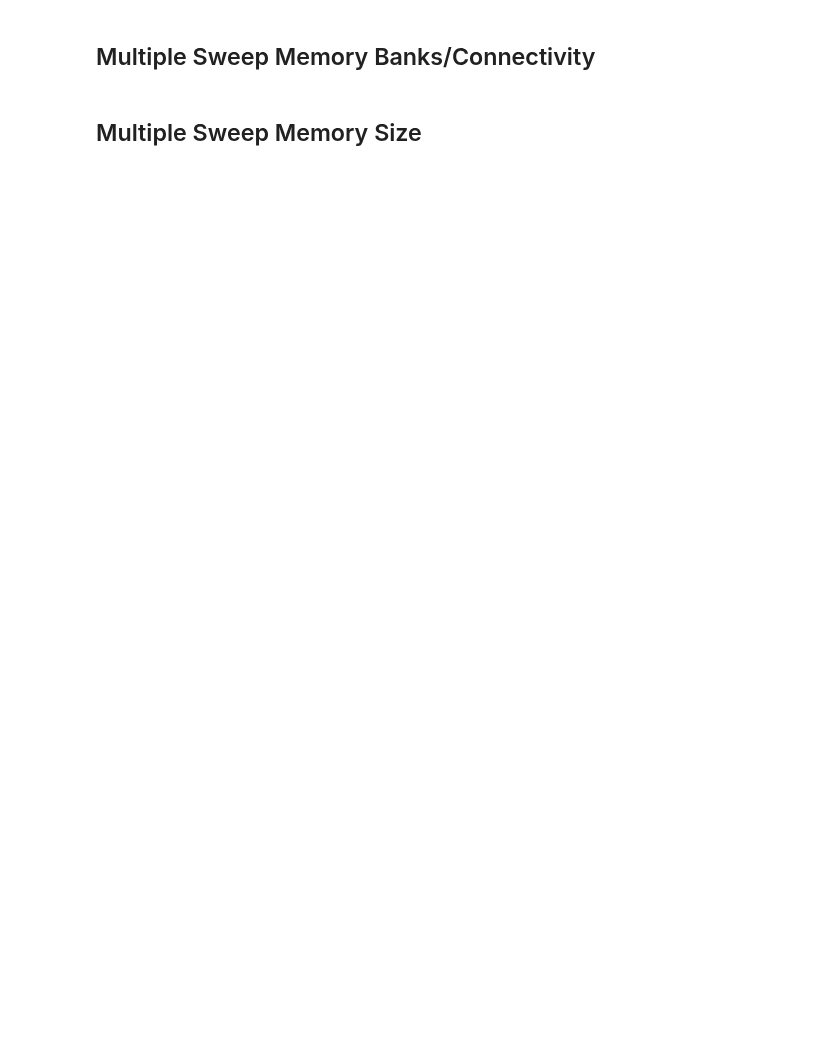
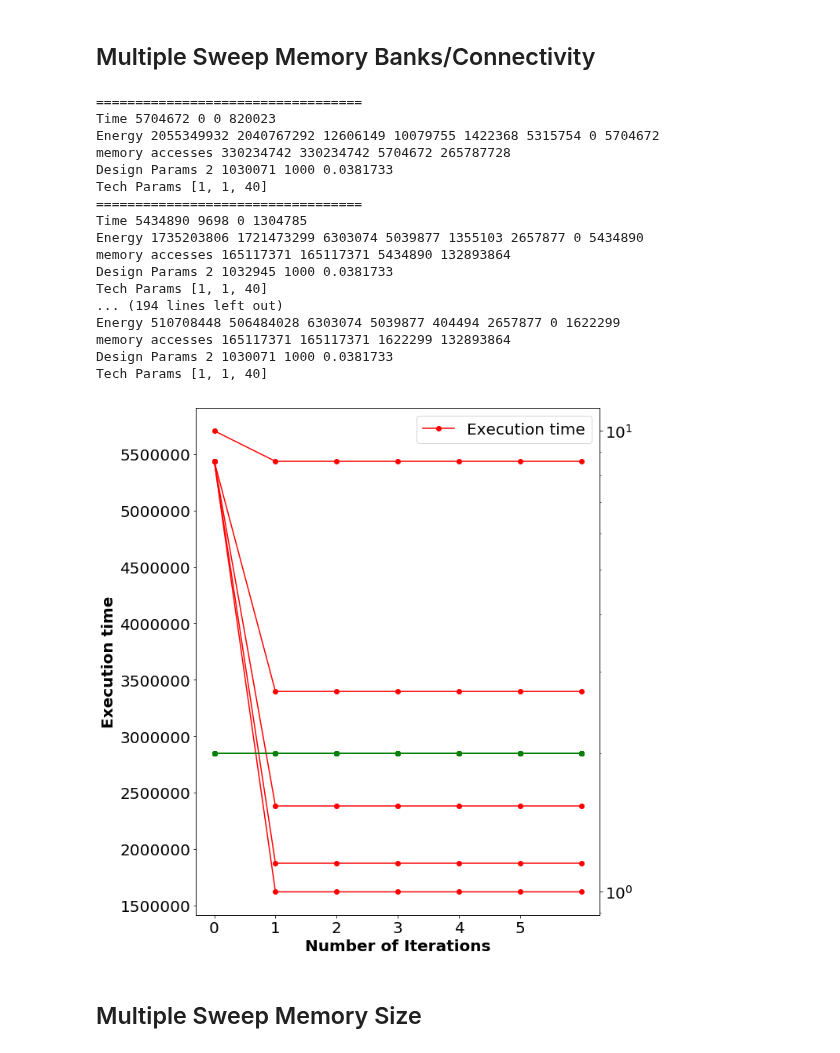
Before and after one commit to missionfission/dragon-project, a Jupyter notebook: src/XCode.ipynb, the cells around one changed output. Cells and saved outputs as stored; diff of their text form; code cells hidden in the pictures; blank space fills up the shorter version.

```diff
--- a/src/XCode.ipynb
+++ b/src/XCode.ipynb
@@ -656,30 +678,56 @@ def runner(graph_set, scheduler):
 # %% [markdown]
 ## Multiple Sweep Memory Banks/Connectivity
 # %%
-# fig, ax = plt.subplots(figsize=(10, 10))
-# ax2 = ax.twinx()
-# base_dir = "figures/"
-# error_config = {"ecolor": "0.3"}
-# index = np.arange(6)
-# for j in range(5):
-#     scheduler = Scheduling()
-#     scheduler.config["memory"]["level1"]["frequency"]=5
-#     scheduler.config["memory"]["level1"]["frequency"]*=2**j
-#     time_list, bandwidth_time_list,_,_,_,_,_= runner([vgg11_graph],scheduler)
-# #     plot_time_descent_multiple(ax, time_list, bandwidth_time_list)
-# #     plot_parameter_change_multiple(ax2, bank_list)
-
-# ax.legend(fontsize=20)
-# ax.set_xticks(index)
-# plt.xticks(rotation=80)
-# plt.rc("xtick", labelsize=20)  # fontsize of the tick labels
-# plt.rc("ytick", labelsize=20)
-# ax.set_ylabel("Execution time", fontsize=20, fontweight="bold")
-# ax2.set_ylabel("External Memory Connectivity", fontsize=20, fontweight="bold")
-# fig.tight_layout()
-# plt.yscale("log")
-# plt.savefig(base_dir + "multiple_bandwidth.png", bbox_inches="tight")
-# plt.show()
+fig, ax = plt.subplots(figsize=(10, 10))
+ax2 = ax.twinx()
+base_dir = "figures/"
+error_config = {"ecolor": "0.3"}
+index = np.arange(6)
+j=0
+scheduler.config["memory"]["level1"]["frequency"]=5
+scheduler.config["memory"]["level1"]["frequency"]*=2**j
+time_list, bandwidth_time_list,_,bank_list,_,_,_= runner([vgg11_graph],scheduler)
+plot_time_descent_multiple(ax, time_list, bandwidth_time_list, time_list_label="Execution time")
+plot_parameter_change_multiple(ax2, bank_list)
+for j in range(1,5):
+    scheduler = Scheduling()
+    scheduler.config["memory"]["level1"]["frequency"]=5
+    scheduler.config["memory"]["level1"]["frequency"]*=2**j
+    time_list, bandwidth_time_list,_,bank_list,_,_,_= runner([vgg11_graph],scheduler)
+    plot_time_descent_multiple(ax, time_list, bandwidth_time_list)
+    plot_parameter_change_multiple(ax2, bank_list)
+ax.legend(fontsize=20)
+ax.set_xticks(index)
+plt.xticks(rotation=80)
+plt.rc("xtick", labelsize=20)  # fontsize of the tick labels
+plt.rc("ytick", labelsize=20)
+ax.set_ylabel("Execution time", fontsize=20, fontweight="bold")
+ax2.set_ylabel("External Memory Connectivity", fontsize=20, fontweight="bold")
+ax.set_xlabel("Number of Iterations", fontsize=20, fontweight="bold")
+ax2.set_ylabel("")
+fig.tight_layout()
+plt.yscale("log")
+plt.savefig(base_dir + "multiple_bandwidth.png", bbox_inches="tight")
+plt.show()
+# %% [output]
+==================================
+Time 5704672 0 0 820023
+Energy 2055349932 2040767292 12606149 10079755 1422368 5315754 0 5704672
+memory accesses 330234742 330234742 5704672 265787728
+Design Params 2 1030071 1000 0.0381733
+Tech Params [1, 1, 40]
+==================================
+Time 5434890 9698 0 1304785
+Energy 1735203806 1721473299 6303074 5039877 1355103 2657877 0 5434890
+memory accesses 165117371 165117371 5434890 132893864
+Design Params 2 1032945 1000 0.0381733
+Tech Params [1, 1, 40]
+... (194 lines left out)
+Energy 510708448 506484028 6303074 5039877 404494 2657877 0 1622299
+memory accesses 165117371 165117371 1622299 132893864
+Design Params 2 1030071 1000 0.0381733
+Tech Params [1, 1, 40]
+[figure, added]
 # %% [markdown]
 ## Multiple Sweep Memory Size
 # %%
```
Also changed, not shown: parts of 2 cells of this notebook, 1 other file.
